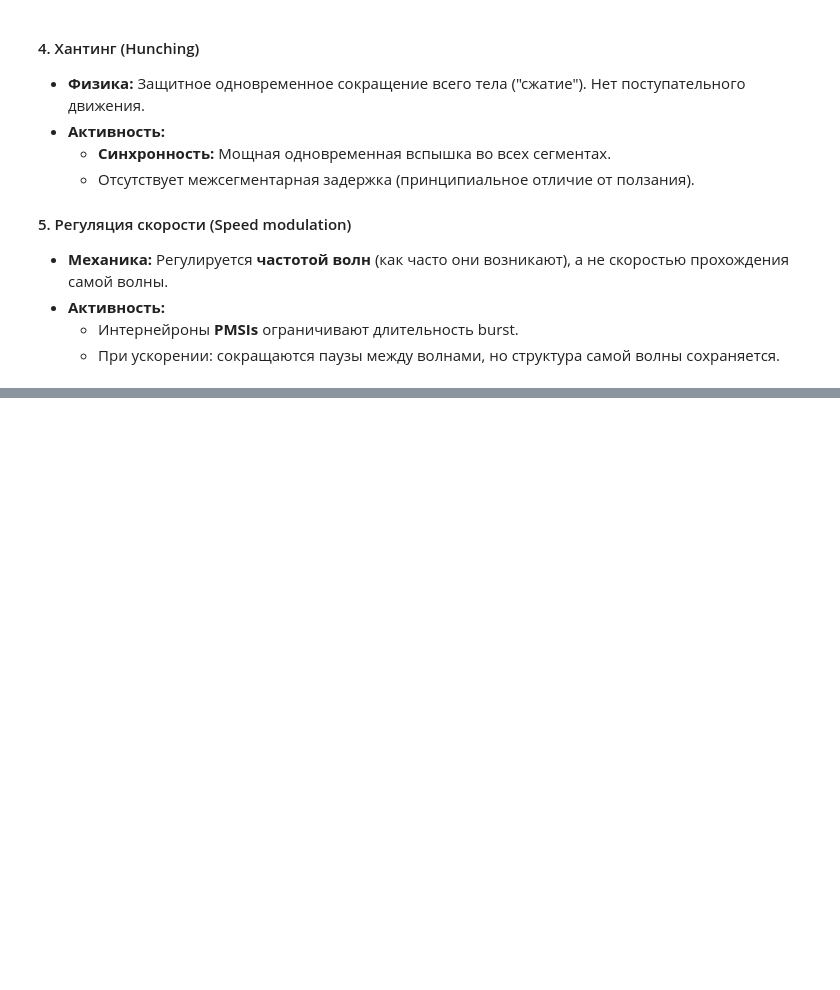
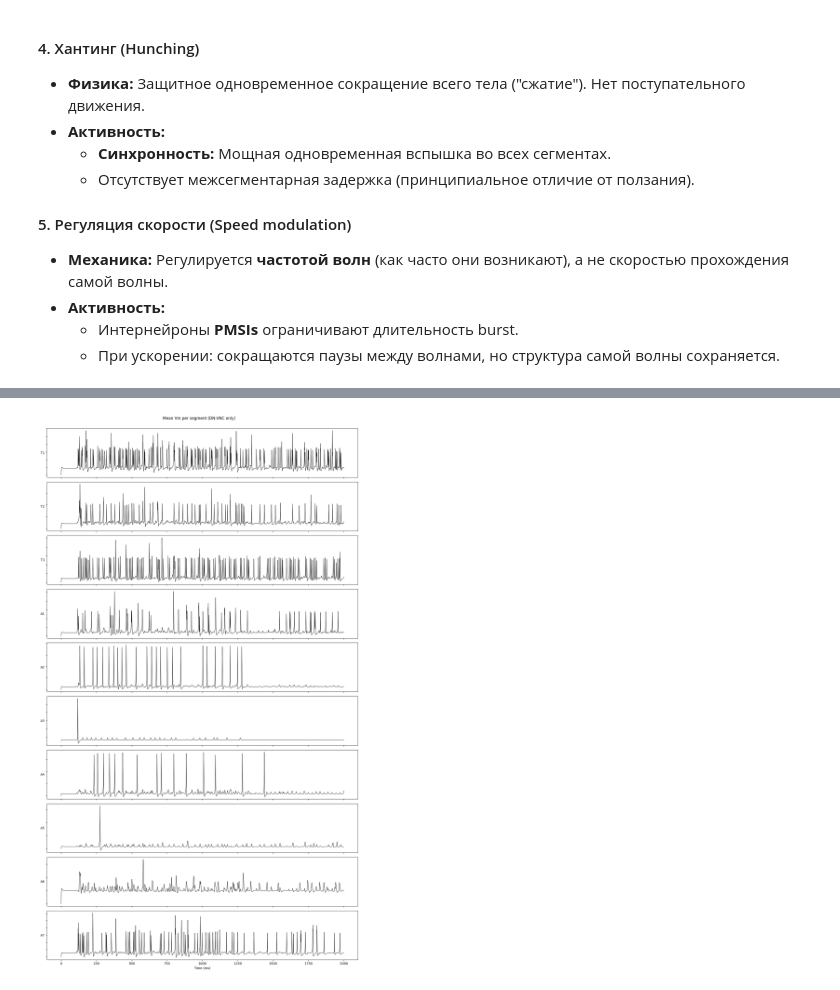
Before and after one commit to Leon-Parepko/Drosophila-Larvae-Simulation, a Jupyter notebook: Leon/Experiments/Activity_Analysis/Out_Activity_Analysis.ipynb, the cells around one changed output, grey strips where cells are left out. Drawn from its saved outputs; the diff is of its cells as text; code cells hidden in the pictures; blank space fills up the shorter version.

Commit message:
Updated out activity analysis notebook to show output neurons

```diff
--- a/Leon/Experiments/Activity_Analysis/Out_Activity_Analysis.ipynb
+++ b/Leon/Experiments/Activity_Analysis/Out_Activity_Analysis.ipynb
@@ -110,3 +77,10 @@ voltages: 8001
 * **Активность:**
     * Интернейроны **PMSIs** ограничивают длительность burst.
     * При ускорении: сокращаются паузы между волнами, но структура самой волны сохраняется.
+# %%
+io_neurons = pd.read_csv("./Datasets/Generated/IO_Neurons.csv", index_col=0)
+output_meta = io_neurons[
+    (io_neurons["IO"] == "output") & (io_neurons["celltype"] == "DN-VNC")
+].copy()
+
+output_meta
@@ -112,0 +224,23 @@ voltages: 8001
+# %%
+fig, axes = plt.subplots(len(SEGMENT_ORDER), 1, figsize=(14, 2.4 * len(SEGMENT_ORDER)), sharex=True)
+if len(SEGMENT_ORDER) == 1:
+    axes = [axes]
+t_arr = np.asarray(t, dtype=float)
+for ax_seg, seg in zip(axes, SEGMENT_ORDER):
+    nids = output_meta.loc[output_meta["segment"] == seg, "neuron_id"]
+    keys = [volt_key(n) for n in nids]
+    keys = [k for k in keys if k is not None]
+    if keys:
+        stack = np.array([voltages[k] for k in keys], dtype=float)
+        avg_v = stack.mean(axis=0)
+    else:
+        avg_v = np.full_like(t_arr, np.nan, dtype=float)
+    ax_seg.plot(t_arr, avg_v, color="black", linewidth=0.8)
+    ax_seg.set_ylabel(seg, rotation=0, ha="right", va="center", fontsize=10)
+    ax_seg.tick_params(labelleft=False)
+axes[-1].set_xlabel("Time (ms)")
+fig.suptitle("Mean Vm per segment (DN-VNC only)", y=1.002)
+plt.tight_layout()
+plt.show()
+# %% [output]
+[figure, added]
```
Also changed, not shown: parts of 3 cells of this notebook, 2 other files.
